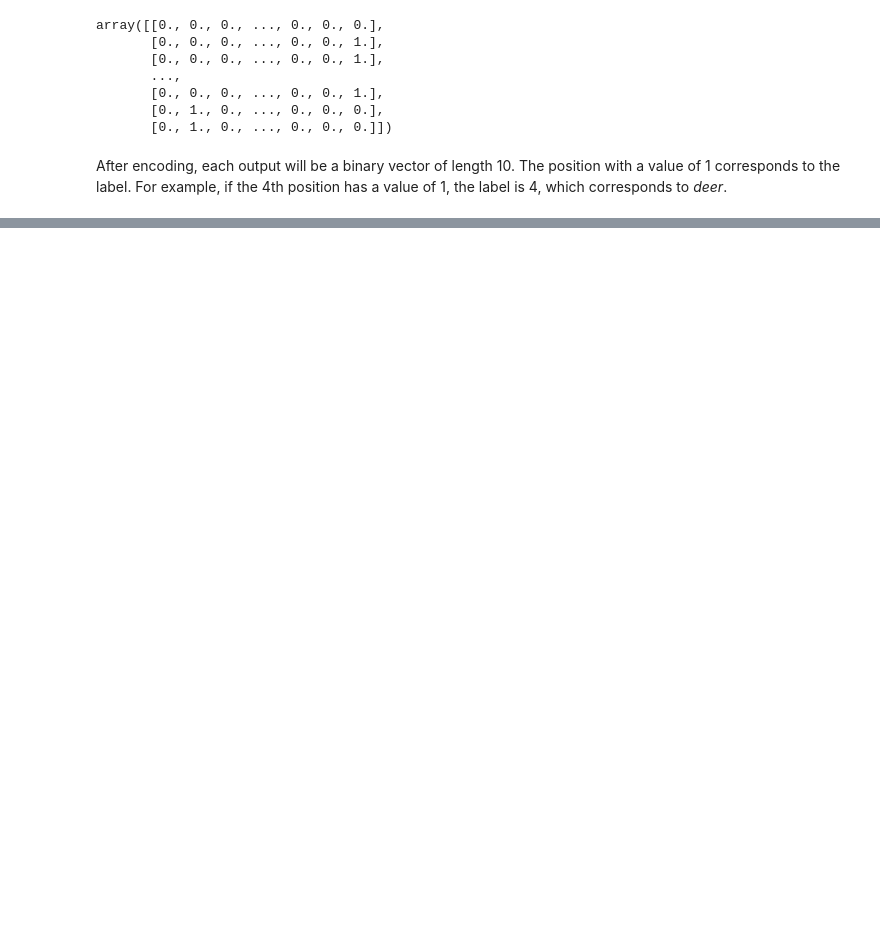
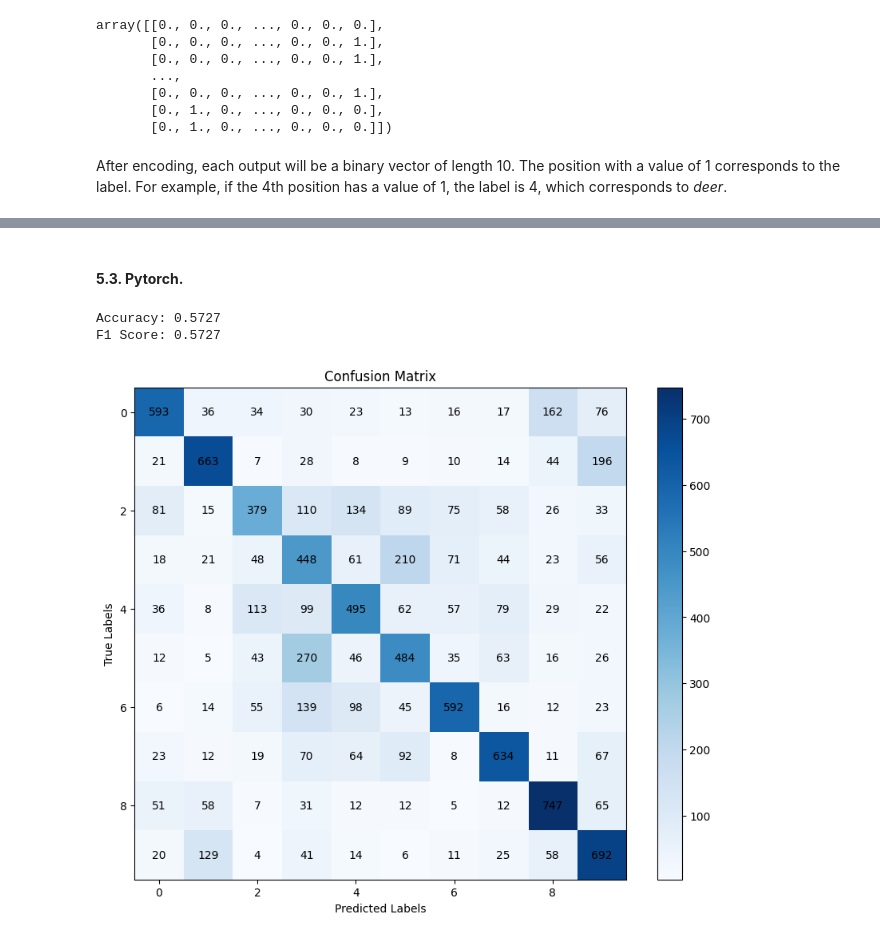
Before and after one commit to huymessi2706/ML_project, a Jupyter notebook: ML_project/Code.ipynb, the cells around one changed output, grey strips where cells are left out. Saved outputs shown, nothing was run; the diff lists cells and outputs as text; code cells hidden in the pictures; blank space fills up the shorter version.

```diff
--- a/ML_project/Code.ipynb
+++ b/ML_project/Code.ipynb
@@ -97,0 +620,34 @@ After encoding, each output will be a binary vector of length 10. The position w
+# %% [markdown]
+#### **5.3. Pytorch.**
+# %%
+import torchmetrics
+
+accuracy_metric = torchmetrics.Accuracy(task="multiclass", num_classes=10)
+f1_metric = torchmetrics.F1Score(task="multiclass", num_classes=10)
+
+accuracy = accuracy_metric(predicted, actual)
+f1 = f1_metric(predicted, actual)
+
+print(f"Accuracy: {accuracy.item():.4f}")
+print(f"F1 Score: {f1.item():.4f}")
+
+confmat = torchmetrics.ConfusionMatrix(task="multiclass", num_classes=10)
+conf_matrix = confmat(predicted, actual)
+
+fig, ax = plt.subplots(figsize=(10, 8))
+im = ax.imshow(conf_matrix.cpu().numpy(), cmap='Blues')
+
+for i in range(conf_matrix.shape[0]):
+    for j in range(conf_matrix.shape[1]):
+        text = ax.text(j, i, int(conf_matrix[i, j].item()),
+                       ha="center", va="center", color="black")
+
+plt.xlabel('Predicted Labels')
+plt.ylabel('True Labels')
+plt.title('Confusion Matrix')
+plt.colorbar(im)
+plt.show()
+# %% [output]
+Accuracy: 0.5727
+F1 Score: 0.5727
+[figure, added]
```
Also changed, not shown: parts of 22 cells of this notebook.
